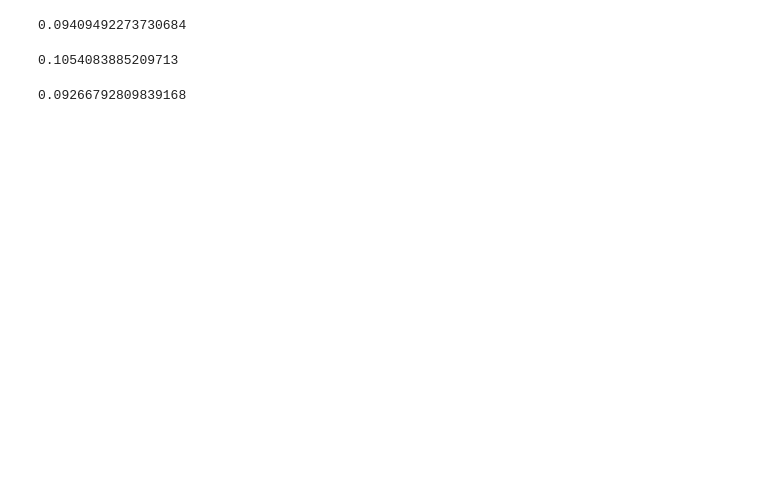
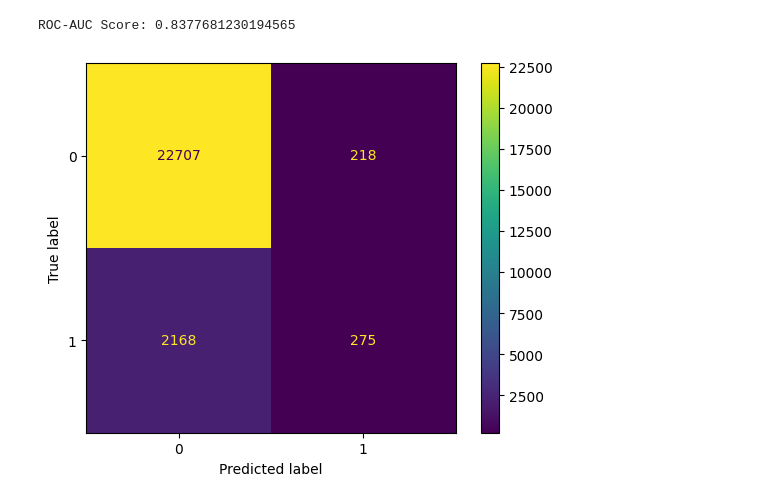
Before and after one commit to blacklytning/heart_failure_model, a Jupyter notebook: heart_predict.ipynb, the cells around one changed output. Drawn from its saved outputs; the diff is of its cells as text; code cells hidden in the pictures; blank space fills up the shorter version.

```diff
--- a/heart_predict.ipynb
+++ b/heart_predict.ipynb
@@ -50,27 +55,6 @@ print(mean_absolute_error(test_y, new_predictions))
 # %%
-from sklearn.linear_model import LogisticRegression
-
-logistic_model=LogisticRegression(max_iter=1000)
-logistic_model.fit(train_X,train_y)
-
-logistic_pred=logistic_model.predict(test_X)
-print(mean_absolute_error(test_y, logistic_pred))
+logistic = LogisticRegression(max_iter = 1000)
+train_and_evaluate(logistic)
 # %% [output]
-0.09409492273730684
+ROC-AUC Score: 0.8377681230194565
+[figure, added]
-# %%
-from sklearn.ensemble import RandomForestClassifier
-rainforest_classifier_model = RandomForestClassifier(random_state=1)
-rainforest_classifier_model.fit(train_X, train_y)
-
-new_classifier_predictions = rainforest_classifier_model.predict(test_X)
-print(mean_absolute_error(test_y, new_classifier_predictions))
-# %% [output]
-0.1054083885209713
-# %%
-logistic_full_model=LogisticRegression(max_iter=1000)
-logistic_full_model.fit(X,y)
-
-logistic_full_pred=logistic_full_model.predict(X)
-print(mean_absolute_error(y, logistic_full_pred))
-# %% [output]
-0.09266792809839168
```
Also changed, not shown: parts of 8 cells of this notebook, 1 other file.
